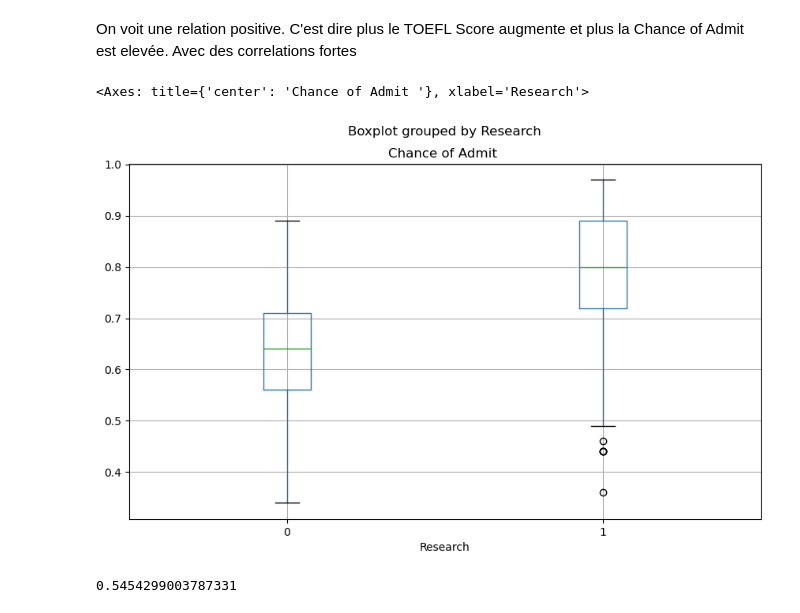
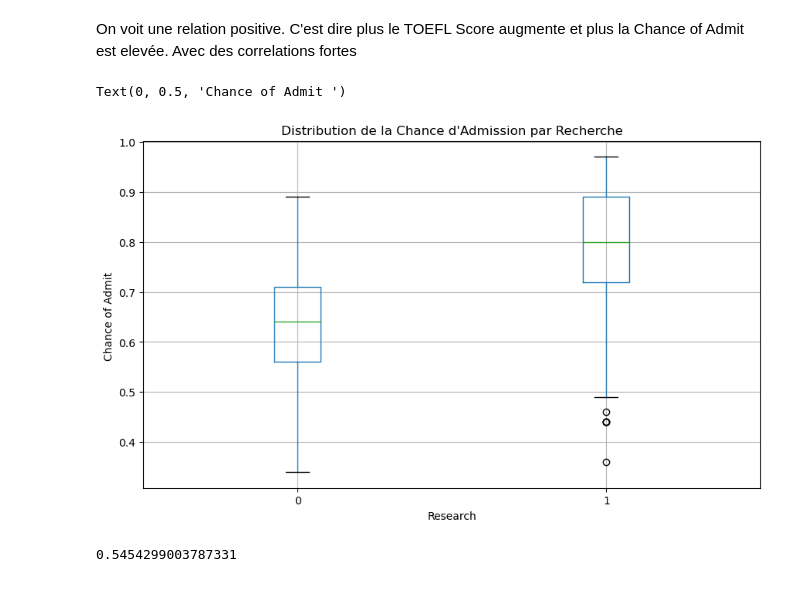
Before and after one commit to rasolonjanahary/Projet-de-fin-de-L2, a Jupyter notebook: APV_V2.ipynb, the cells around one changed output. Saved outputs shown, nothing was run; the diff lists cells and outputs as text; code cells hidden in the pictures.

```diff
--- a/APV_V2.ipynb
+++ b/APV_V2.ipynb
@@ -180,9 +186,12 @@ Avec des correlations fortes
 # %%
 # Affichage avec boxplot pour visualiser la distribution de "Chance of Admit " par rapport à "Research"
 df_clean.boxplot(column='Chance of Admit ', by='Research', figsize=(10, 6))
+plt.title('Distribution de la Chance d\'Admission par Recherche')
+plt.suptitle('')  # Supprime le titre par défaut généré par boxplot
+plt.ylabel('Chance of Admit ')
 # %% [output]
-<Axes: title={'center': 'Chance of Admit '}, xlabel='Research'>
+Text(0, 0.5, 'Chance of Admit ')
-[figure, old version]
+[figure, new version]
 # %%
 # Affichage du corrélation entre "Research" et "Chance of Admit "
 df_clean["Research"].corr(df_clean["Chance of Admit "])
```
Also changed, not shown: parts of 2 cells of this notebook, 20 other files.
